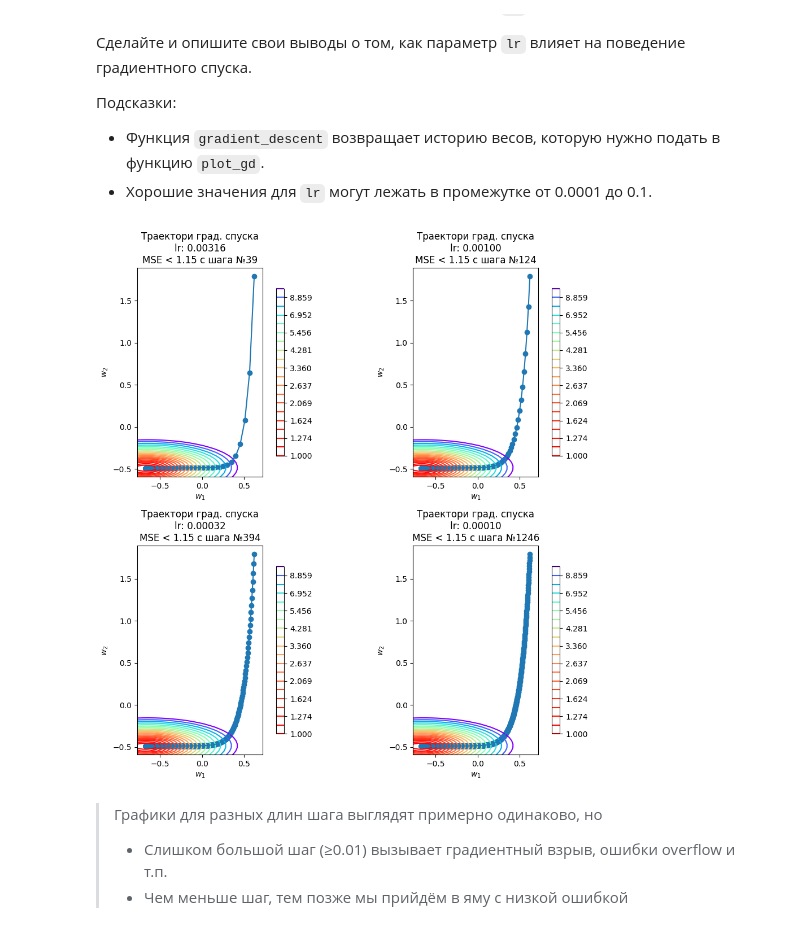
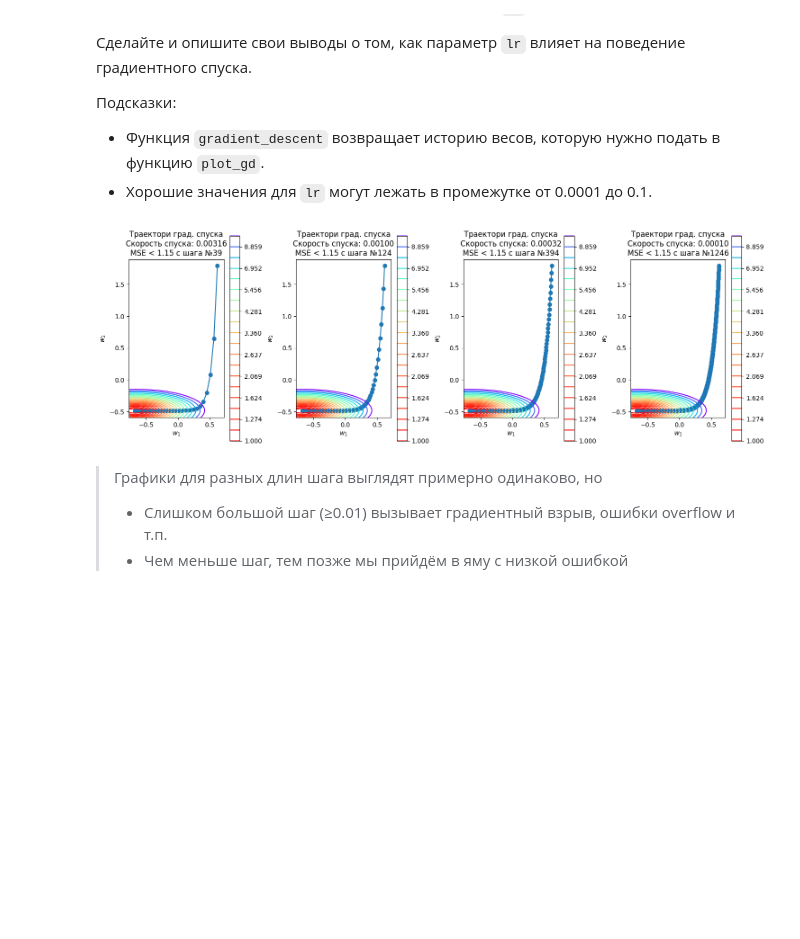
Before and after one commit to AjnoEO/iad-ml, a Jupyter notebook: hw05-gd/hw05_gd.ipynb, the cells around one changed output. Drawn from its saved outputs; the diff is of its cells as text; code cells hidden in the pictures; blank space fills up the shorter version.

```diff
--- a/hw05-gd/hw05_gd.ipynb
+++ b/hw05-gd/hw05_gd.ipynb
@@ -237,7 +237,7 @@ def plot_gd(w_list: Iterable, X: np.ndarray, y: np.ndarray, loss: BaseLoss, ax:
 
     if ax is None: ax = plt.gca()
 
-    ax.figure.set_size_inches(10, 10)
+    # ax.figure.set_size_inches(10, 15)
     # fig = ax.figure(figsize=(15, 6))
     ax.set_title("Траектори град. спуска")
     ax.set_xlabel(r"$w_1$")
@@ -269,22 +269,22 @@ def plot_gd(w_list: Iterable, X: np.ndarray, y: np.ndarray, loss: BaseLoss, ax:
 # %%
 lr_options = [10 ** (p/2) for p in range(-5, -9, -1)]
 # начиная с 0.01 числа вылетают за границы, overflow короче
 
-superfig, axs = plt.subplots(2, 2, num=1, figsize=(10, 10))
+superfig, axs = plt.subplots(1, 4, num=1, figsize=(15, 6))
 
 axs: np.ndarray
 
 for ax, lr in zip(axs.flatten(), lr_options):
     ax: Axes
     w_list = gradient_descent(w_init, X, y, loss, lr)
     for i, w in enumerate(w_list):
         if loss.calc_loss(X, y, w) < 1.15: break
     plot_gd(w_list, X, y, loss, ax=ax)
-    ax.set_title(ax.get_title() + f"\nlr: {lr:.5f}\nMSE < 1.15 с шага №{i}")
+    ax.set_title(ax.get_title() + f"\nСкорость спуска: {lr:.5f}\nMSE < 1.15 с шага №{i}")
 plt.tight_layout()
 plt.show()
 # %% [output]
-[figure, old version]
+[figure, new version]
 # %% [markdown]
 > Графики для разных длин шага выглядят примерно одинаково, но
 > - Слишком большой шаг (≥0.01) вызывает градиентный взрыв, ошибки overflow и т.п.
```
Also changed, not shown: parts of 8 cells of this notebook.
